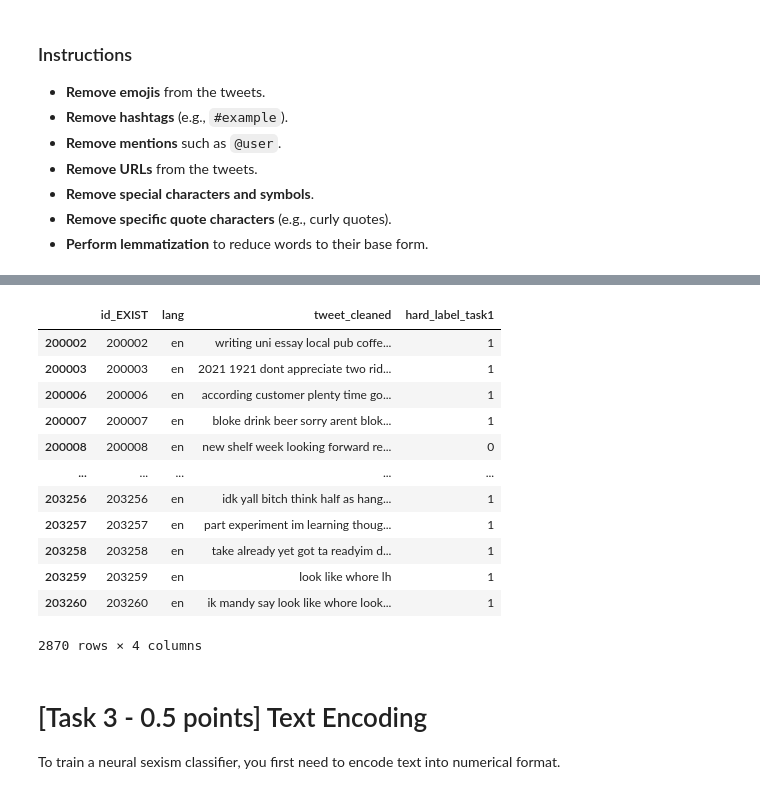
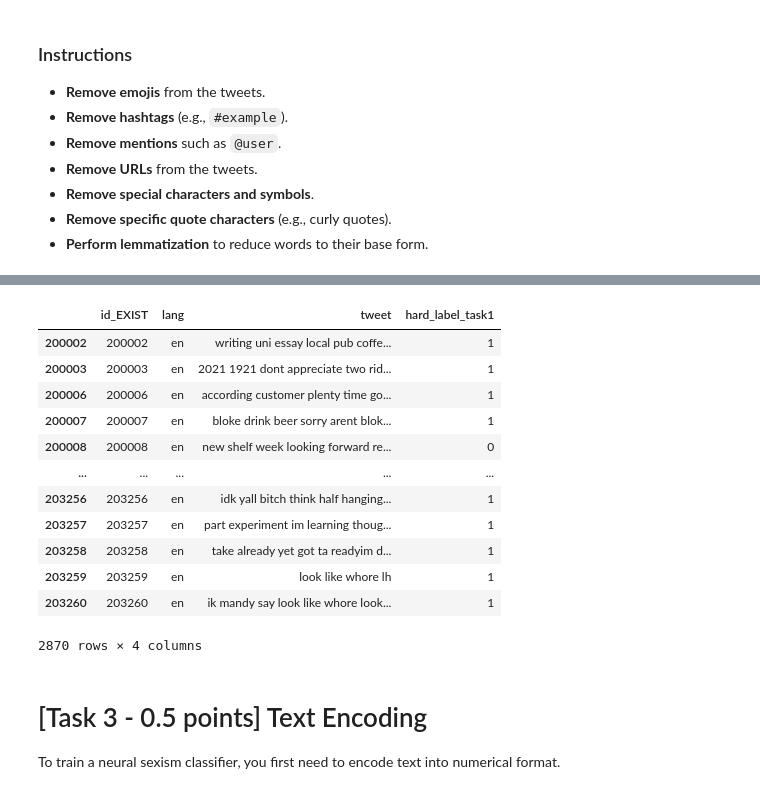
Before and after one commit to tancredibosi/nlp-assignments, a Jupyter notebook: Assignment1_2425.ipynb, the cells around one changed output, grey strips where cells are left out. Drawn from its saved outputs; the diff is of its cells as text; code cells hidden in the pictures.

```diff
--- a/Assignment1_2425.ipynb
+++ b/Assignment1_2425.ipynb
@@ -203,7 +179,6 @@ In the context of tweets, we have noisy and informal data that often includes un
 - **Remove specific quote characters** (e.g., curly quotes).
 - **Perform lemmatization** to reduce words to their base form.
 # %%
-import pandas as pd
 import re
 import string
 import nltk
@@ -258,9 +233,8 @@ def clean_tweet(tweet):
     return cleaned_tweet
 
 # Apply the cleaning function to the 'tweet' column
-data_train['tweet_cleaned'] = data_train['tweet'].apply(clean_tweet)
-
-# If you want to keep only the columns mentioned earlier, you can do this:
-data_train_filtered = data_train[['id_EXIST', 'lang', 'tweet_cleaned', 'hard_label_task1']]
+train_df['tweet'] = train_df['tweet'].apply(clean_tweet)
+validation_df['tweet'] = validation_df['tweet'].apply(clean_tweet)
+test_df['tweet'] = test_df['tweet'].apply(clean_tweet)
 # %% [output]
 [nltk_data] Downloading package punkt to /root/nltk_data...
@@ -271,19 +246,19 @@ data_train_filtered = data_train[['id_EXIST', 'lang', 'tweet_cleaned', 'hard_lab
-# %%
-data_train_filtered
-# %% [output]
-|  | id_EXIST | lang | tweet_cleaned | hard_label_task1 |
-| 200002 | 200002 | en | writing uni essay local pub coffe... | 1 |
-| 200003 | 200003 | en | 2021 1921 dont appreciate two rid... | 1 |
-| 200006 | 200006 | en | according customer plenty time go... | 1 |
-| 200007 | 200007 | en | bloke drink beer sorry arent blok... | 1 |
-| 200008 | 200008 | en | new shelf week looking forward re... | 0 |
-| ... | ... | ... | ... | ... |
-| 203256 | 203256 | en | idk yall bitch think half as hang... | 1 |
-| 203257 | 203257 | en | part experiment im learning thoug... | 1 |
-| 203258 | 203258 | en | take already yet got ta readyim d... | 1 |
-| 203259 | 203259 | en | look like whore lh | 1 |
-| 203260 | 203260 | en | ik mandy say look like whore look... | 1 |
-2870 rows × 4 columns
+# %%
+train_df
+# %% [output]
+|  | id_EXIST | lang | tweet | hard_label_task1 |
+| 200002 | 200002 | en | writing uni essay local pub coffe... | 1 |
+| 200003 | 200003 | en | 2021 1921 dont appreciate two rid... | 1 |
+| 200006 | 200006 | en | according customer plenty time go... | 1 |
+| 200007 | 200007 | en | bloke drink beer sorry arent blok... | 1 |
+| 200008 | 200008 | en | new shelf week looking forward re... | 0 |
+| ... | ... | ... | ... | ... |
+| 203256 | 203256 | en | idk yall bitch think half hanging... | 1 |
+| 203257 | 203257 | en | part experiment im learning thoug... | 1 |
+| 203258 | 203258 | en | take already yet got ta readyim d... | 1 |
+| 203259 | 203259 | en | look like whore lh | 1 |
+| 203260 | 203260 | en | ik mandy say look like whore look... | 1 |
+2870 rows × 4 columns
 # %% [markdown]
 # [Task 3 - 0.5 points] Text Encoding
 To train a neural sexism classifier, you first need to encode text into numerical format.
```
Also changed, not shown: parts of 9 cells of this notebook, 4 other files.
